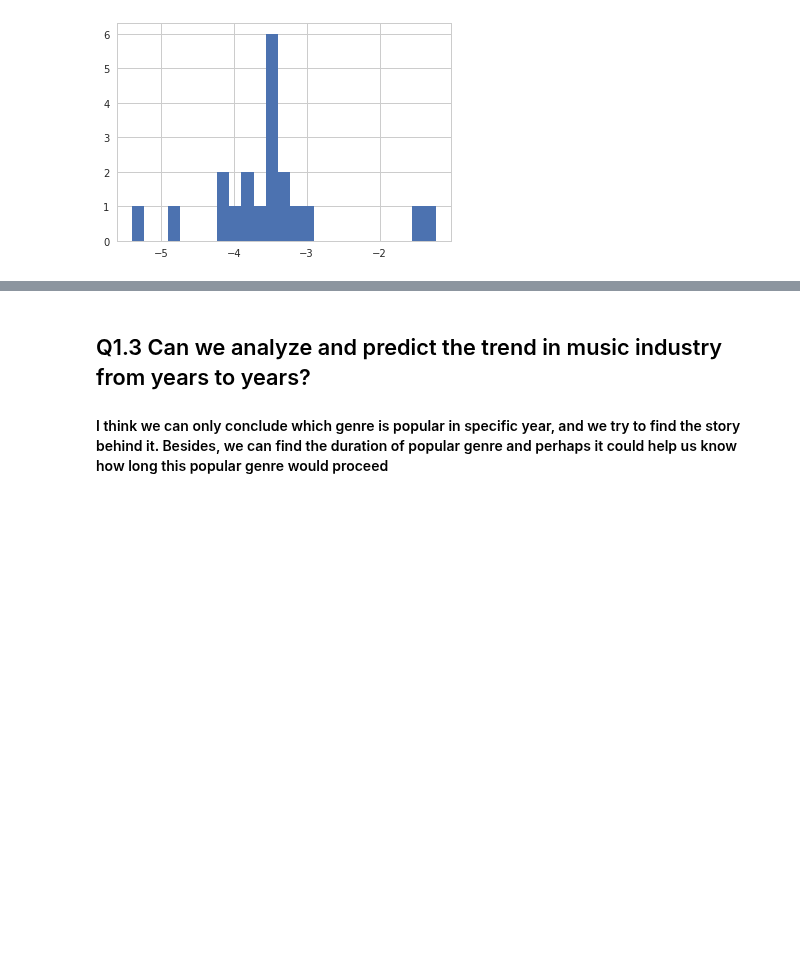
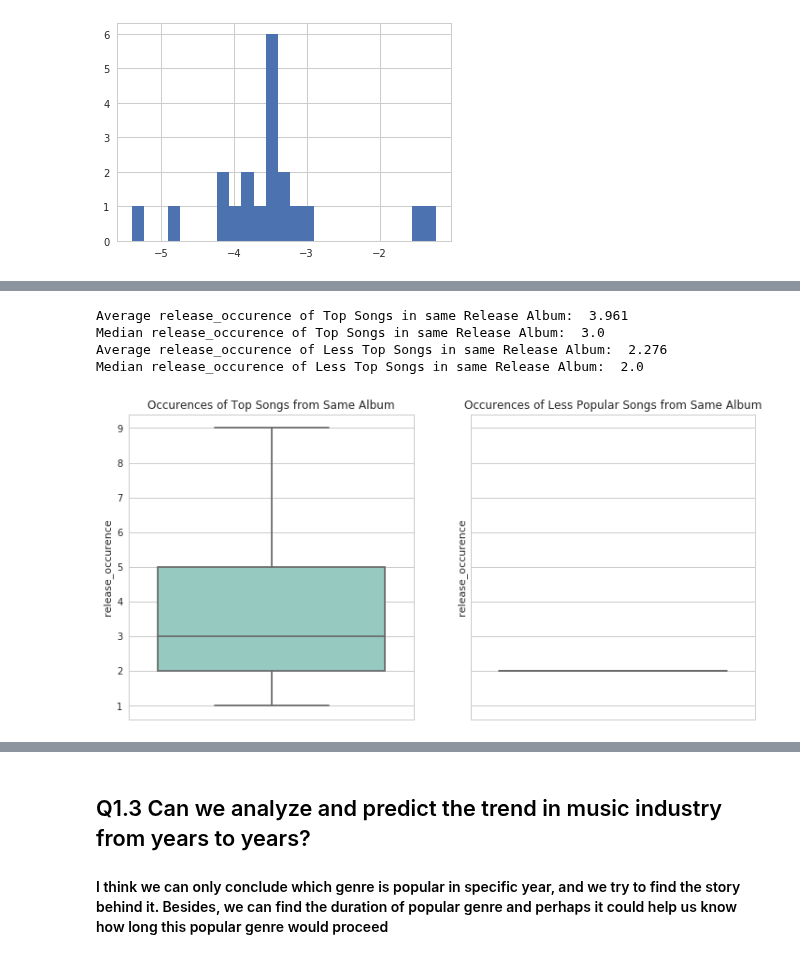
Before and after one commit to sanadhis/ADA-2017, a Jupyter notebook: project/Question1.ipynb, the cells around one changed output, grey strips where cells are left out. Drawn from its saved outputs; the diff is of its cells as text; code cells hidden in the pictures; blank space fills up the shorter version.

```diff
--- a/project/Question1.ipynb
+++ b/project/Question1.ipynb
@@ -607,0 +619,3 @@ df_msd_reduced.shape
+# %%
+df_msd_2 = copy_dataframe(df_msd_1)
+df_msd_2.shape
@@ -607,0 +624,3 @@ df_msd_reduced.shape
+# %%
+df_msd_2_top  = df_msd_2.loc[df_msd_2["popularity"]=="popular"]
+df_msd_2_less = df_msd_2.loc[df_msd_2["popularity"]=="unpopular"]
@@ -607,0 +636,8 @@ df_msd_reduced.shape
+# %%
+# Release occurences for popular songs
+df_msd_top_release = copy_dataframe(df_msd_2_top)
+df_msd_top_release["release_occurence"] = df_msd_top_release.groupby(["release"])["release"].transform('count')
+df_msd_top_release = df_msd_top_release.reset_index()
+
+top_release = df_msd_top_release[["release_occurence","release", "song_hotttnesss"]].groupby("release").first().sort_values(["release_occurence"],ascending=False).head(1000)
+top_release.describe()
@@ -607,0 +654,8 @@ df_msd_reduced.shape
+# %%
+# Release occurences for less songs
+df_msd_less_release = copy_dataframe(df_msd_2_less)
+df_msd_less_release["release_occurence"] = df_msd_less_release.groupby(["release"])["release"].transform('count')
+df_msd_less_release = df_msd_less_release.reset_index()
+
+less_release = df_msd_less_release[["release_occurence","release", "song_hotttnesss"]].groupby("release").first().sort_values(["release_occurence"],ascending=False).head(1000)
+less_release.describe()
@@ -607,0 +672,22 @@ df_msd_reduced.shape
+# %%
+# Plot 2 x 1
+fig, (ax1, ax2) = plt.subplots(ncols=2, sharey=True)
+fig.set_size_inches(12, 6)
+ax1 = sns.boxplot(y = 'release_occurence' , data=top_release, ax = ax1, palette="Set3", showfliers=False)
+ax1.set_title("Occurences of Top Songs from Same Album")
+
+ax2 = sns.boxplot(y = 'release_occurence' , data=less_release, ax = ax2, palette="Set3", showfliers=False)
+ax2.set_title("Occurences of Less Popular Songs from Same Album")
+
+print("Average release_occurence of Top Songs in same Release Album: ",top_release['release_occurence'].mean())
+print("Median release_occurence of Top Songs in same Release Album: ",top_release['release_occurence'].median())
+print("Average release_occurence of Less Top Songs in same Release Album: ",less_release['release_occurence'].mean())
+print("Median release_occurence of Less Top Songs in same Release Album: ",less_release['release_occurence'].median())
+
+plt.show()
+# %% [output]
+Average release_occurence of Top Songs in same Release Album:  3.961
+Median release_occurence of Top Songs in same Release Album:  3.0
+Average release_occurence of Less Top Songs in same Release Album:  2.276
+Median release_occurence of Less Top Songs in same Release Album:  2.0
+[figure, added]
```
Also changed, not shown: parts of 31 cells of this notebook, 1 other file.
